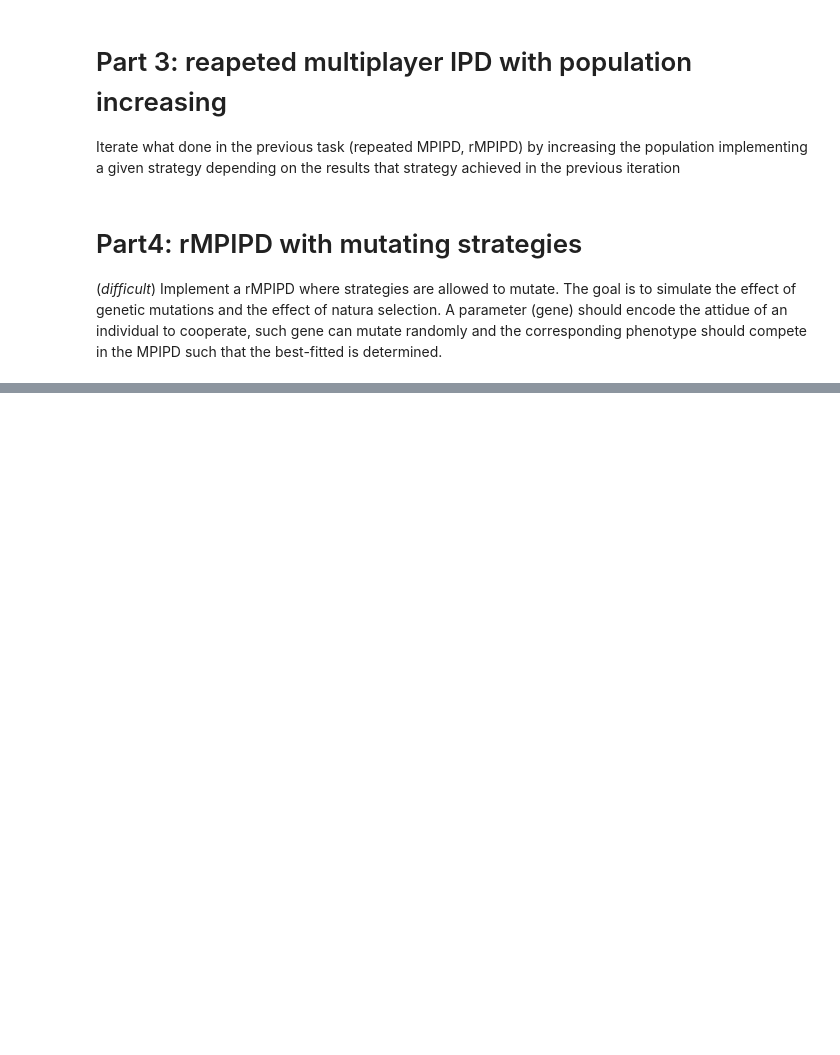
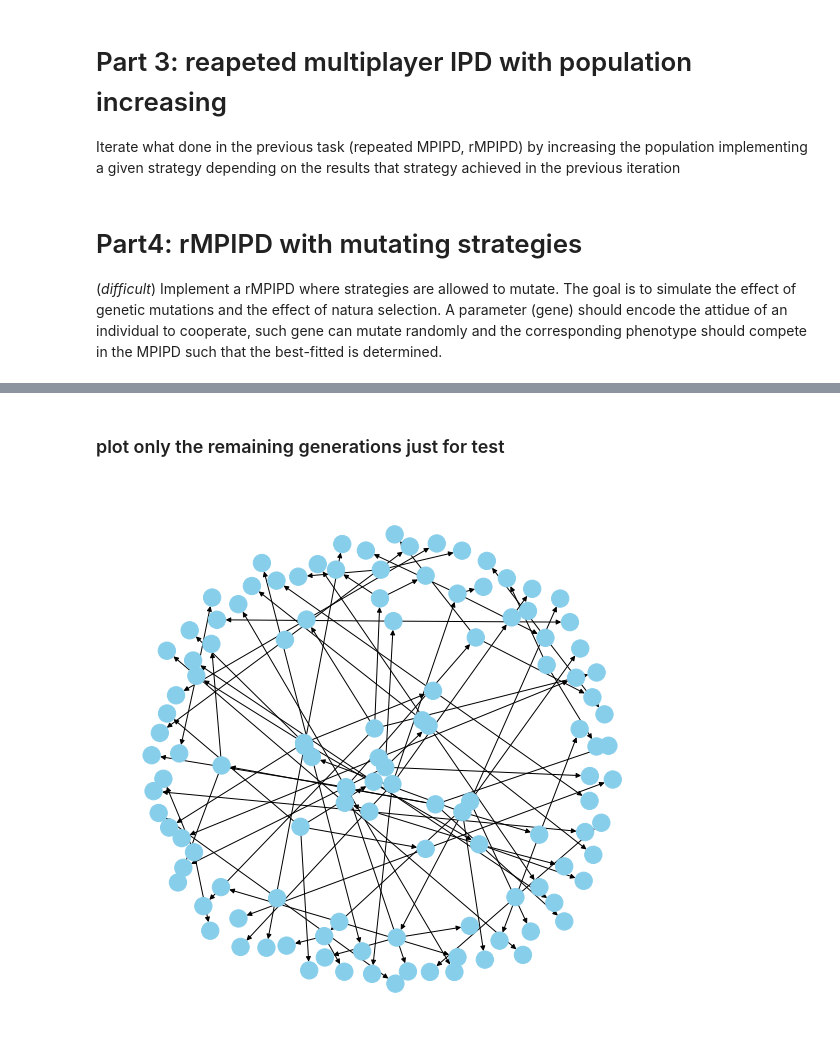
Before and after one commit to donaldssh/Iterative-Prisoners-Dilemma, a Jupyter notebook: Project.ipynb, the cells around one changed output, grey strips where cells are left out. Cells and saved outputs as stored; diff of their text form; code cells hidden in the pictures; blank space fills up the shorter version.

```diff
--- a/Project.ipynb
+++ b/Project.ipynb
@@ -574 +589,15 @@ def evolvingMPIPD(P_list, num_epochs, GI, max_population, children=1, delta_rang
+# %% [markdown]
+### plot only the remaining generations just for test
+# %%
+nodes_list = list(G.nodes(data="color"))
+for i, color in nodes_list:
+    if color=="salmon":
+        G.remove_node(i)
+
+# fig, ax = plt.subplots(figsize=(24,6))
+# pos = graphviz_layout(G, prog="dot")
+fig, ax = plt.subplots(figsize=(10,10))
+nx.draw(G, node_color = nx.get_node_attributes(G,'color').values(),  with_labels=False, arrows=True)
+# %% [output]
+[figure, added]
 # %%
```
Also changed, not shown: parts of 4 cells of this notebook.
